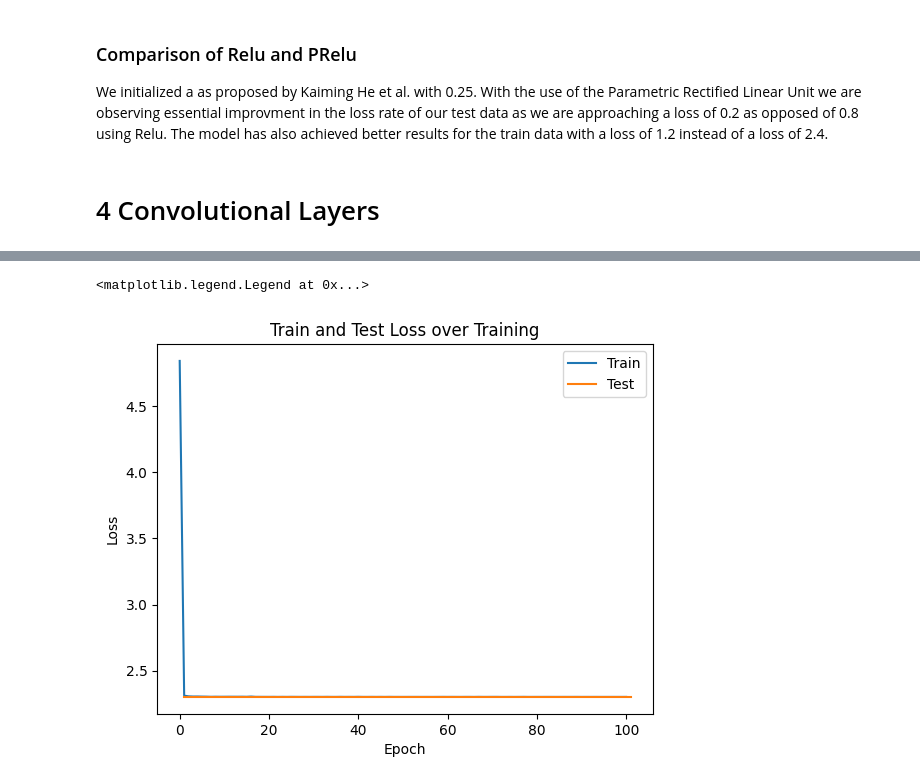
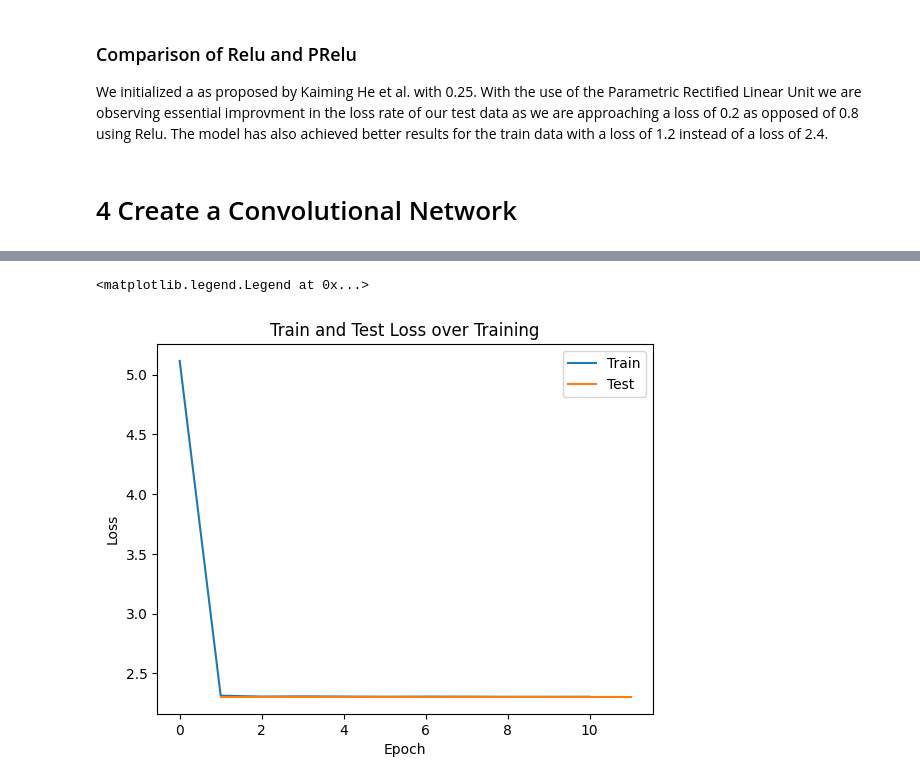
Before and after one commit to Ruben-Hartenstein/machine_learning_essentials, a Jupyter notebook: exercise_3/cnn.ipynb, the cells around one changed output, grey strips where cells are left out. Cells and saved outputs as stored; diff of their text form; code cells hidden in the pictures.

```diff
--- a/exercise_3/cnn.ipynb
+++ b/exercise_3/cnn.ipynb
@@ -170,7 +270,7 @@ w_o = init_weights((625, 10))
 optimizer = RMSprop(params=[w_h, w_h2, w_o])
 
 
-n_epochs = 100
+n_epochs = 10
 
 train_loss = []
 test_loss = []
@@ -202,7 +302,7 @@ for epoch in range(n_epochs + 1):
     train_loss.append(np.mean(train_loss_this_epoch))
 
     # test periodically
-    if epoch % 10 == 0:
+    if epoch % (n_epochs//10) == 0:
         print(f"Epoch: {epoch}")
         print(f"Mean Train Loss: {train_loss[-1]:.2e}")
         test_loss_this_epoch = []
@@ -224,7 +324,7 @@ for epoch in range(n_epochs + 1):
 calculate_test_error((batch_size, 784), model, (x, w_h, w_h2, w_o))
 
 plt.plot(np.arange(n_epochs + 1), train_loss, label="Train")
-plt.plot(np.arange(1, n_epochs + 2, 10), test_loss, label="Test")
+plt.plot(np.arange(1, n_epochs + 2, n_epochs//10), test_loss, label="Test")
 plt.title("Train and Test Loss over Training")
 plt.xlabel("Epoch")
 plt.ylabel("Loss")
@@ -287,7 +405,7 @@ a2 = init_prelu((1, w_h2.shape[1]))
 optimizer = RMSprop(params=[w_h, w_h2, w_o, a, a2])
 
 
-n_epochs = 100
+n_epochs = 10
 
 train_loss = []
 test_loss = []
@@ -319,7 +437,7 @@ for epoch in range(n_epochs + 1):
     train_loss.append(np.mean(train_loss_this_epoch))
 
     # test periodically
-    if epoch % 10 == 0:
+    if epoch % (n_epochs//10) == 0:
         print(f"Epoch: {epoch}")
         print(f"Mean Train Loss: {train_loss[-1]:.2e}")
         test_loss_this_epoch = []
@@ -342,7 +460,7 @@ calculate_test_error((batch_size, 784), model, (x, w_h, w_h2, w_o, a, a2))
 
 
 plt.plot(np.arange(n_epochs + 1), train_loss, label="Train")
-plt.plot(np.arange(1, n_epochs + 2, 10), test_loss, label="Test")
+plt.plot(np.arange(1, n_epochs + 2, n_epochs//10), test_loss, label="Test")
 plt.title("Train and Test Loss over Training")
 plt.xlabel("Epoch")
 plt.ylabel("Loss")
@@ -351,19 +489,15 @@ plt.legend()
 ### Comparison of Relu and PRelu
 We initialized a as proposed by Kaiming He et al. with 0.25. With the use of the Parametric Rectified Linear Unit we are observing essential improvment in the loss rate of our test data as we are approaching a loss of 0.2 as opposed of 0.8 using Relu. The model has also achieved better results for the train data with a loss of 1.2 instead of a loss of 2.4.
 # %% [markdown]
-# 4 Convolutional Layers
+# 4 Create a Convolutional Network
 # %%
-def PRelu(X, a):
-    return torch.max(torch.zeros_like(X), X) + torch.mul(a, torch.min(torch.zeros_like(X), X))
-
-
 def dropout(X, p_drop=0.5):
     if 0 < p_drop < 1:
         mask = torch.bernoulli(torch.full_like(X, 1-p_drop))
         return mask * X / (1.0 - p_drop)
     return X
 
-def convolutional_model(X, w_c1, w_c2, w_c3 , w_h2 , w_o, p_drop):
+def convolutional_model(X, w_c1, w_c2, w_c3, w_h2, w_o, p_drop):
     # Convolutional layer 1
     convolutional_layer_1 = rectify(conv2d(X, w_c1))
     subsampling_layer_1 = max_pool2d(convolutional_layer_1, (2, 2))
@@ -402,7 +536,7 @@ w_o = init_weights((625, 10))
 
 optimizer = RMSprop(params=[w_c1, w_c2, w_c3, w_h2, w_o])
 
-n_epochs = 100
+n_epochs = 10
 
 train_loss = []
 test_loss = []
@@ -434,7 +568,7 @@ for epoch in range(n_epochs + 1):
     train_loss.append(np.mean(train_loss_this_epoch))
 
     # test periodically
-    if epoch % 10 == 0:
+    if epoch % (n_epochs//10) == 0:
         print(f"Epoch: {epoch}")
         print(f"Mean Train Loss: {train_loss[-1]:.2e}")
         test_loss_this_epoch = []
@@ -457,7 +591,7 @@ calculate_test_error((-1, 1, 28, 28), convolutional_model, (x, w_c1, w_c2, w_c3,
 
 
 plt.plot(np.arange(n_epochs + 1), train_loss, label="Train")
-plt.plot(np.arange(1, n_epochs + 2, 10), test_loss, label="Test")
+plt.plot(np.arange(1, n_epochs + 2, n_epochs//10), test_loss, label="Test")
 plt.title("Train and Test Loss over Training")
 plt.xlabel("Epoch")
 plt.ylabel("Loss")
@@ -483,2 +617,2 @@ Mean Test Loss:  2.30e+00
 <matplotlib.legend.Legend at 0x...>
-[figure, old version]
+[figure, new version]
```
Also changed, not shown: parts of 14 cells of this notebook, 3 other files.
